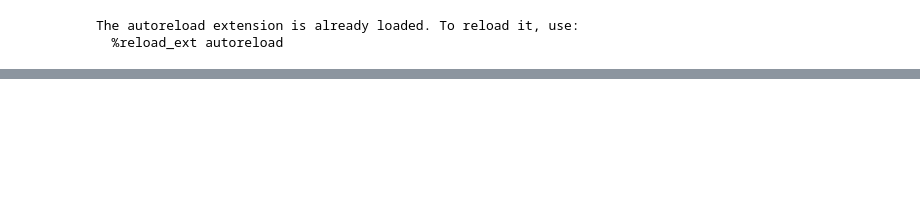
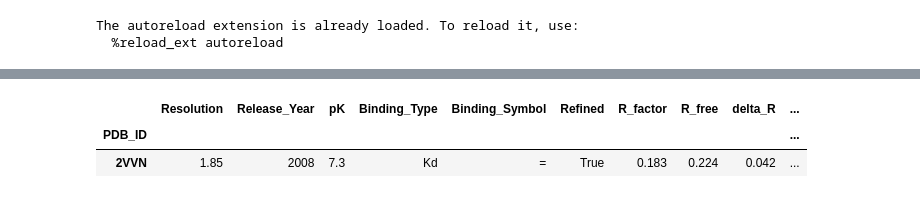
Before and after one commit to jessebmurray/ani2x_pdbbind, a Jupyter notebook: temp-analyze.ipynb, the cells around one changed output, grey strips where cells are left out. Saved outputs shown, nothing was run; the diff lists cells and outputs as text; code cells hidden in the pictures; blank space fills up the shorter version.

```diff
--- a/temp-analyze.ipynb
+++ b/temp-analyze.ipynb
@@ -196,0 +217,8 @@ get_corr(output_pres_mean, labels) - get_corr(output_rands_mean, labels)
+# %%
+df_gen = load_df_gen()
+# %%
+df_gen[df_gen.ID == 13080]
+# %% [output]
+|  | Resolution | Release_Year | pK | Binding_Type | Binding_Symbol | Refined | R_factor | R_free | delta_R | ... |
+| PDB_ID |  |  |  |  |  |  |  |  |  | ... |
+| 2VVN | 1.85 | 2008 | 7.3 | Kd | = | True | 0.183 | 0.224 | 0.042 | ... |
```
Also changed, not shown: parts of 28 cells of this notebook, 2 other files.
